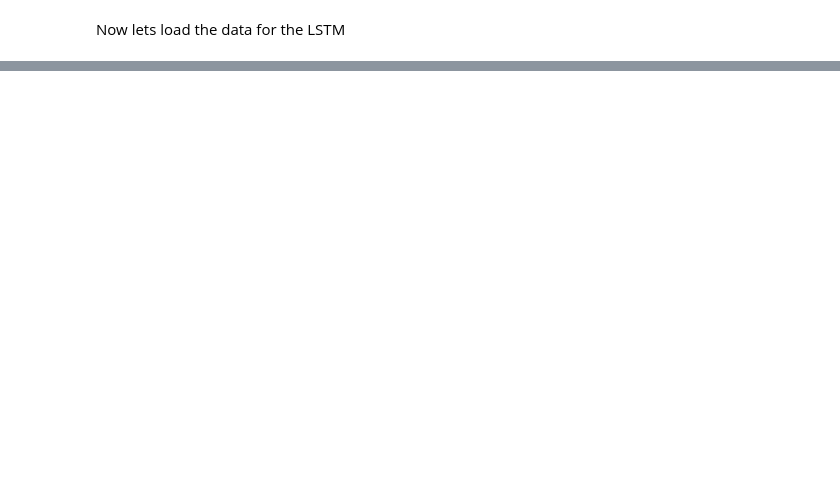
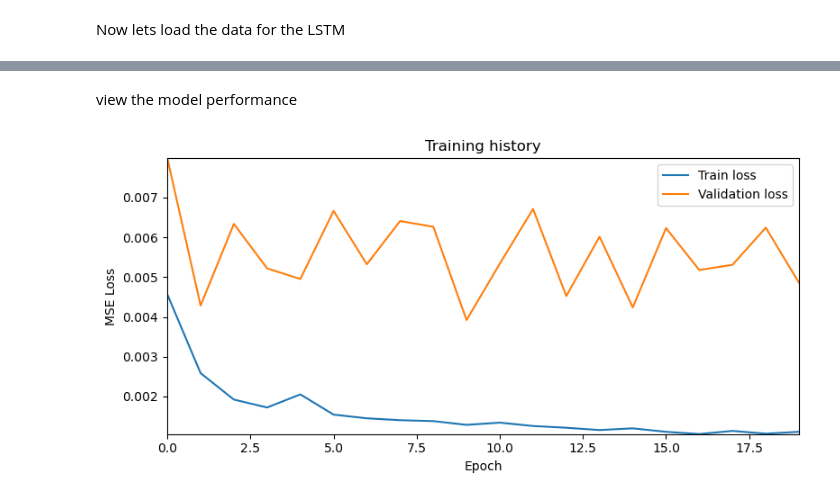
Before and after one commit to eburgon2/Homework3, a Jupyter notebook: LSTM.ipynb, the cells around one changed output, grey strips where cells are left out. Saved outputs shown, nothing was run; the diff lists cells and outputs as text; code cells hidden in the pictures; blank space fills up the shorter version.

```diff
--- a/LSTM.ipynb
+++ b/LSTM.ipynb
@@ -124,14 +21,41 @@ X_valid, M_valid, Y_valid = training.build_full_sets([X_v1_norm,X_v2_norm,X_v3_n
+# %%
+X_train = torch.load("LSTM Files/Tensors/X_train.pt")
+M_train = torch.load("LSTM Files/Tensors/M_train.pt")
+Y_train = torch.load("LSTM Files/Tensors/Y_train.pt")
+
+X_valid = torch.load("LSTM Files/Tensors/X_valid.pt")
+M_valid = torch.load("LSTM Files/Tensors/M_valid.pt")
+Y_valid = torch.load("LSTM Files/Tensors/Y_valid.pt")
+
+X_test = torch.load("LSTM Files/Tensors/X_test.pt")
+M_test = torch.load("LSTM Files/Tensors/M_test.pt")
+Y_test = torch.load("LSTM Files/Tensors/Y_test.pt")
+
+yscale = joblib.load("LSTM Files/yscale.pkl")
+xscale = joblib.load("LSTM Files/xscale.pkl")
 # %% [markdown]
 Now lets load the data for the LSTM
 # %%
 train_loaded = DataLoader(
     TensorDataset(X_train, M_train, Y_train),
     batch_size=64,
-    shuffle=True
+    shuffle=True,
+    generator=g,
+    num_workers=0
 )
 
 val_loaded = DataLoader(
     TensorDataset(X_valid, M_valid, Y_valid),
     batch_size=64,
-    shuffle=False
+    shuffle=False,
+    generator=g,
+    num_workers=0
 )
+
+test_loaded = DataLoader(
+    TensorDataset(X_test, M_test, Y_test),
+    batch_size=64,
+    shuffle=False,
+    generator=g,
+    num_workers=0
+)
@@ -137,0 +64,9 @@ val_loaded = DataLoader(
+# %%
+device = torch.device("cuda" if torch.cuda.is_available() else "cpu") #setting my device
+
+#initalize model
+model_flow = model.LSTM(input_size=X_train.shape[-1]).to(device)
+
+#loss/optimizer
+loss_func = nn.MSELoss()
+optimizer = optim.Adam(model_flow.parameters(), lr=.001)
@@ -137,0 +156,6 @@ val_loaded = DataLoader(
+# %% [markdown]
+view the model performance
+# %%
+model.plot_training(history)
+# %% [output]
+[figure, added]
```
Also changed, not shown: parts of 17 cells of this notebook, 29 other files.
